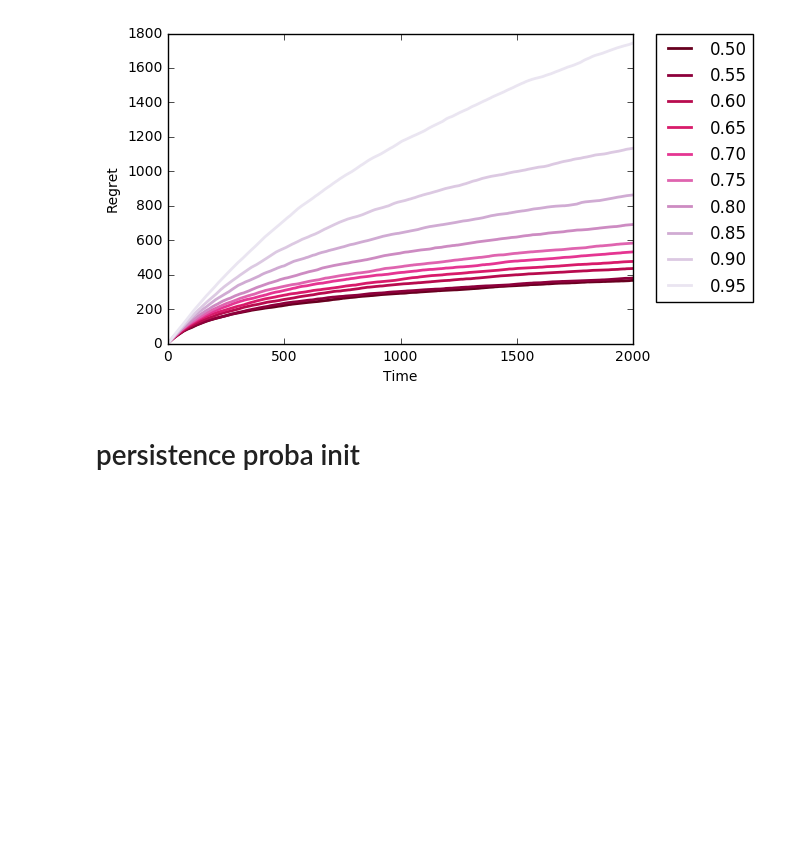
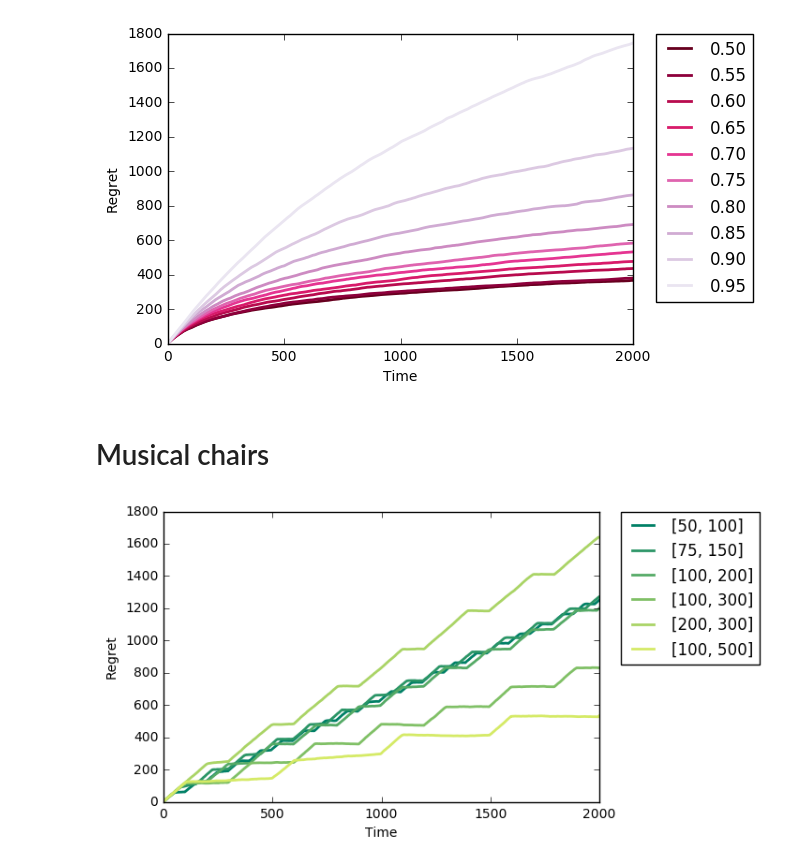
Before and after one commit to zaccharieramzi/rl-project, a Jupyter notebook: Parameters Sensibility.ipynb, the cells around one changed output. Drawn from its saved outputs; the diff is of its cells as text; code cells hidden in the pictures; blank space fills up the shorter version.

Commit message:
added Musical chairs to parameters sensibility notebook

```diff
--- a/Mega parameters.ipynb
+++ b/Parameters Sensibility.ipynb
@@ -15,7 +16,7 @@ t_horizon = 2000
 arm_means = [0.2, 0.3, 0.5, 0.8, 0.9]
 best_arms_mean = np.sort(arm_means)[-n_users:]
 # MONTE-CARLO PARAMETERS
-mc_horizon = 50
+mc_horizon = 10
 param_vars = 10
 # %%
 # MEGA PARAMETERS
@@ -79,5 +86,32 @@ plt.legend(bbox_to_anchor=(1.05, 1), loc=2, borderaxespad=0.)
 plt.show()
 # %% [output]
 [figure]
-# %% [markdown]
-# persistence proba init
+# %% [markdown]
+# Musical chairs
+# %%
+# MUSICAL CHAIRS PARAMETERS
+musical_c_params = {
+    't0': 100,
+    't1': 200
+}
+param_combi = [[50, 100], [75, 150], [100, 200], [100, 300], [200, 300], [100, 500]]
+# %%
+musical_c_rewards = np.zeros((len(param_combi), t_horizon))
+for i in range(mc_horizon):
+    for t, [t0, t1] in enumerate(param_combi):
+        musical_c_params['t0'] = t0
+        musical_c_params['t1'] = t1
+        musical_c_rewards[t, :] += mc_routine(n_users, musical_c_params, n_arms, t_horizon, arm_means)[:, 0]
+musical_c_rewards /= mc_horizon
+# %%
+plt.ylabel("Regret")
+plt.xlabel("Time")
+cmap = plt.get_cmap("summer")
+
+regret = np.cumsum(best_arms_mean.sum() - musical_c_rewards, axis=1)
+for t in range(len(param_combi)):
+    plt.plot(regret[t], linewidth=2, color=cmap(float(t)/len(param_combi)), label=str(param_combi[t]))
+plt.legend(bbox_to_anchor=(1.05, 1), loc=2, borderaxespad=0.)
+plt.show()
+# %% [output]
+[figure, added]
```
Also changed, not shown: parts of 2 cells of this notebook.
